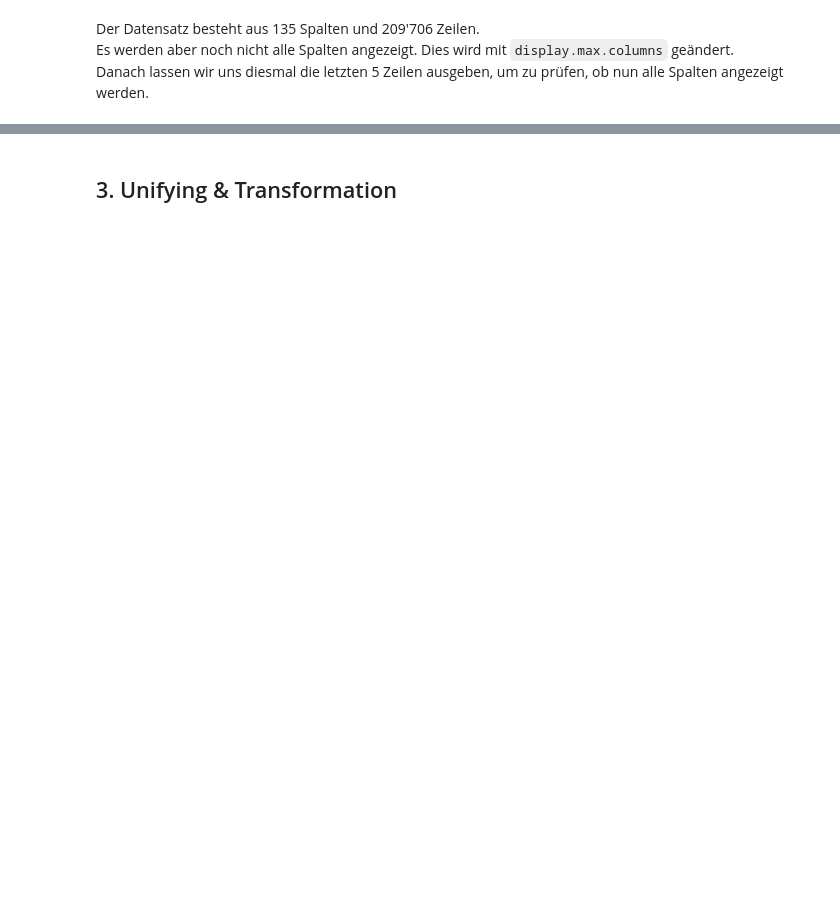
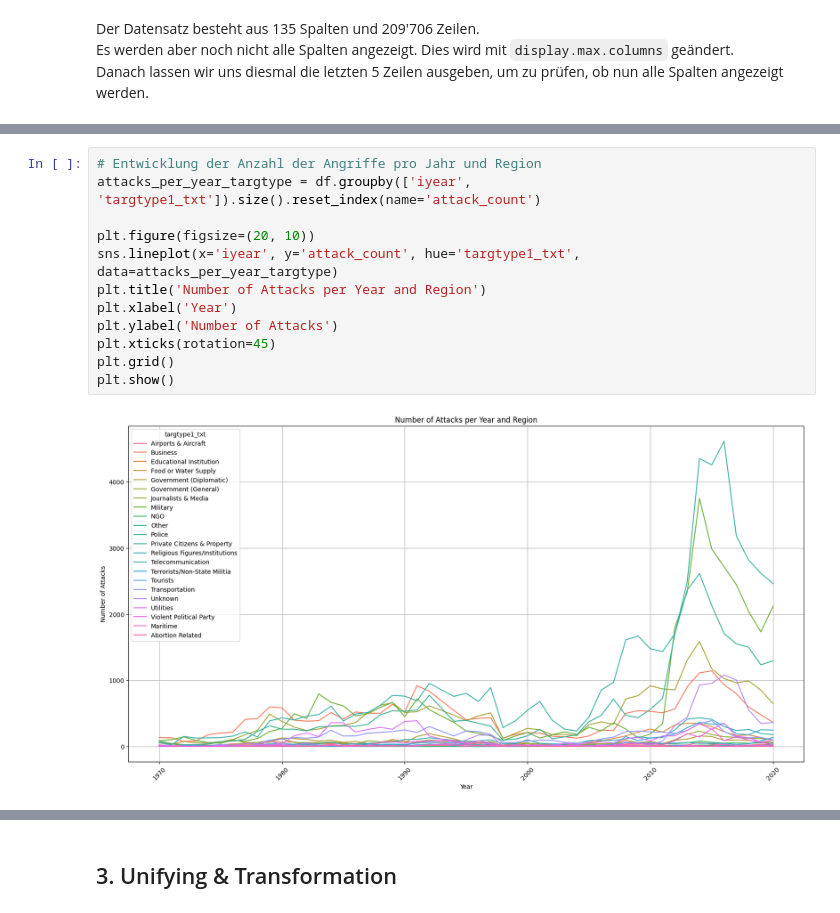
Before and after one commit to rieseflo/GTD, a Jupyter notebook: GTD.ipynb, the cells around one changed output, grey strips where cells are left out. Drawn from its saved outputs; the diff is of its cells as text; blank space fills up the shorter version.

```diff
--- a/GTD.ipynb
+++ b/GTD.ipynb
@@ -302,3 +195,17 @@ plt.grid()
 plt.show()
 # %% [output]
 [figure]
+# %%
+# Entwicklung der Anzahl der Angriffe pro Jahr und Region
+attacks_per_year_targtype = df.groupby(['iyear', 'targtype1_txt']).size().reset_index(name='attack_count')
+
+plt.figure(figsize=(20, 10))
+sns.lineplot(x='iyear', y='attack_count', hue='targtype1_txt', data=attacks_per_year_targtype)
+plt.title('Number of Attacks per Year and Region')
+plt.xlabel('Year')
+plt.ylabel('Number of Attacks')
+plt.xticks(rotation=45)
+plt.grid()
+plt.show()
+# %% [output]
+[figure, added]
```
Also changed, not shown: parts of 69 cells of this notebook, 1 other file.
